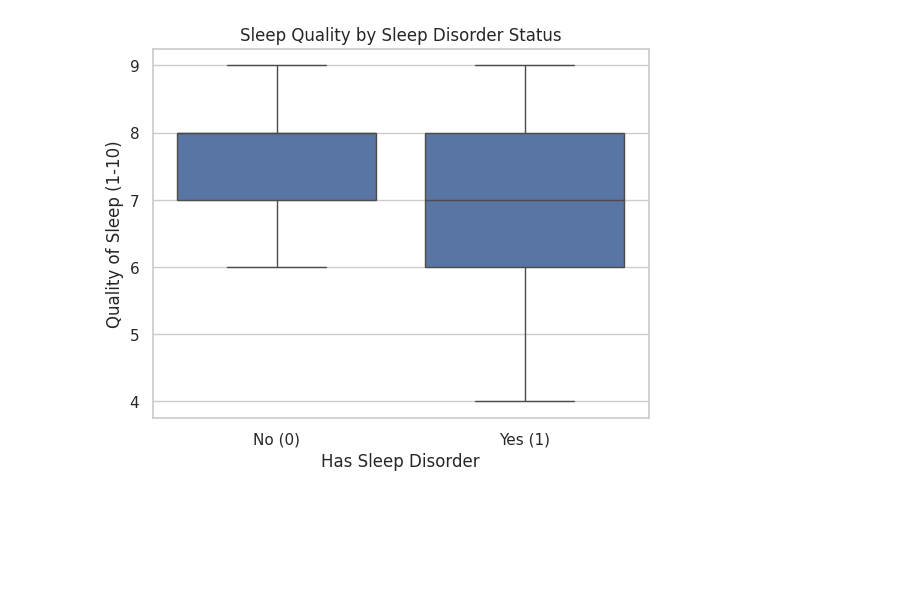
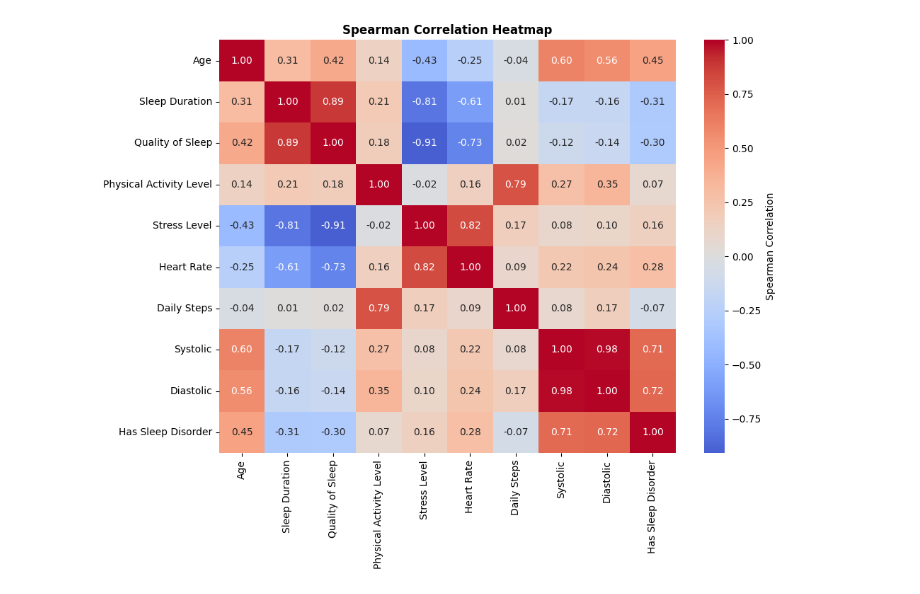
Before and after one commit to sudiksharamakrishnanhse-lab/ProgrammingforHDS_FinalProject, a Jupyter notebook: DatasetSelection.ipynb, the cells around one changed output. Cells and saved outputs as stored; diff of their text form; code cells hidden in the pictures; blank space fills up the shorter version.

```diff
--- a/DatasetSelection.ipynb
+++ b/DatasetSelection.ipynb
@@ -86,5 +5,0 @@ Numerical Features Descriptive Statistics
-# %%
-# 1 = Sleep Apnea or Insomnia, 0 = None
-df["Has Sleep Disorder"] = df["Sleep Disorder"].isin(["Sleep Apnea", "Insomnia"]).astype(int)
-
-print(df["Has Sleep Disorder"].value_counts())
@@ -99,0 +213,26 @@ Target Variable is "Has Sleep Disorder". Recoded the values to combine when a pa
+# %%
+# @title **Section 3 - Descriptive Statistics**
+
+num_cols = df_clean.select_dtypes(include="number").columns.drop(TARGET)
+
+print("=" * 60)
+print("Summary statistics (numeric variables)")
+print("=" * 60)
+display(df_clean[num_cols].describe().T.round(2))
+
+variance = df_clean[num_cols].var()
+iqr = df_clean[num_cols].quantile(0.75) - df_clean[num_cols].quantile(0.25)
+skewness = df_clean[num_cols].skew()
+print("\nAdditional measures of dispersion and shape")
+display(pd.DataFrame({"Variance": variance, "IQR": iqr, "Skewness": skewness}).round(2))
+
+#categorical variables
+for col in ["Gender", "BMI Category", "Occupation", "Sleep Disorder"]:
+    print(f"\n{col}:")
+    display(df_clean[col].value_counts().to_frame("Count"))
+
+#Target balance
+balance = df_clean[TARGET].value_counts().rename({0: "No (0)", 1: "Yes (1)"}).to_frame("Count")
+balance["Percent"] = (balance["Count"] / len(df_clean) * 100).round(1)
+print("\nTarget: Has Sleep Disorder")
+display(balance)
@@ -111,9 +333,13 @@ plt.show()
-# %%
-# Sleep quality vs. Has Sleep Disorder
-sns.boxplot(x="Has Sleep Disorder", y="Quality of Sleep", data=df)
-plt.title("Sleep Quality by Sleep Disorder Status")
-plt.xticks([0, 1], ["No (0)", "Yes (1)"])
-plt.ylabel("Quality of Sleep (1-10)")
-plt.show()
-# %% [output]
-[figure, removed]
+# %%
+# @title **Section 4C - Correlation Heatmap (Exploratory Visualization)**
+
+#spearman is used because several variables are ordinal
+fig, ax = plt.subplots(figsize=(10, 8))
+sns.heatmap(df_clean[list(num_cols) + [TARGET]].corr(method="spearman"),
+            annot=True, fmt=".2f", cmap="coolwarm", center=0, ax=ax,
+            cbar_kws={"label": "Spearman Correlation"})
+ax.set_title("Spearman Correlation Heatmap", fontweight="bold")
+plt.tight_layout()
+plt.show()
+# %% [output]
+[figure, added]
```
Also changed, not shown: parts of 15 cells of this notebook.
